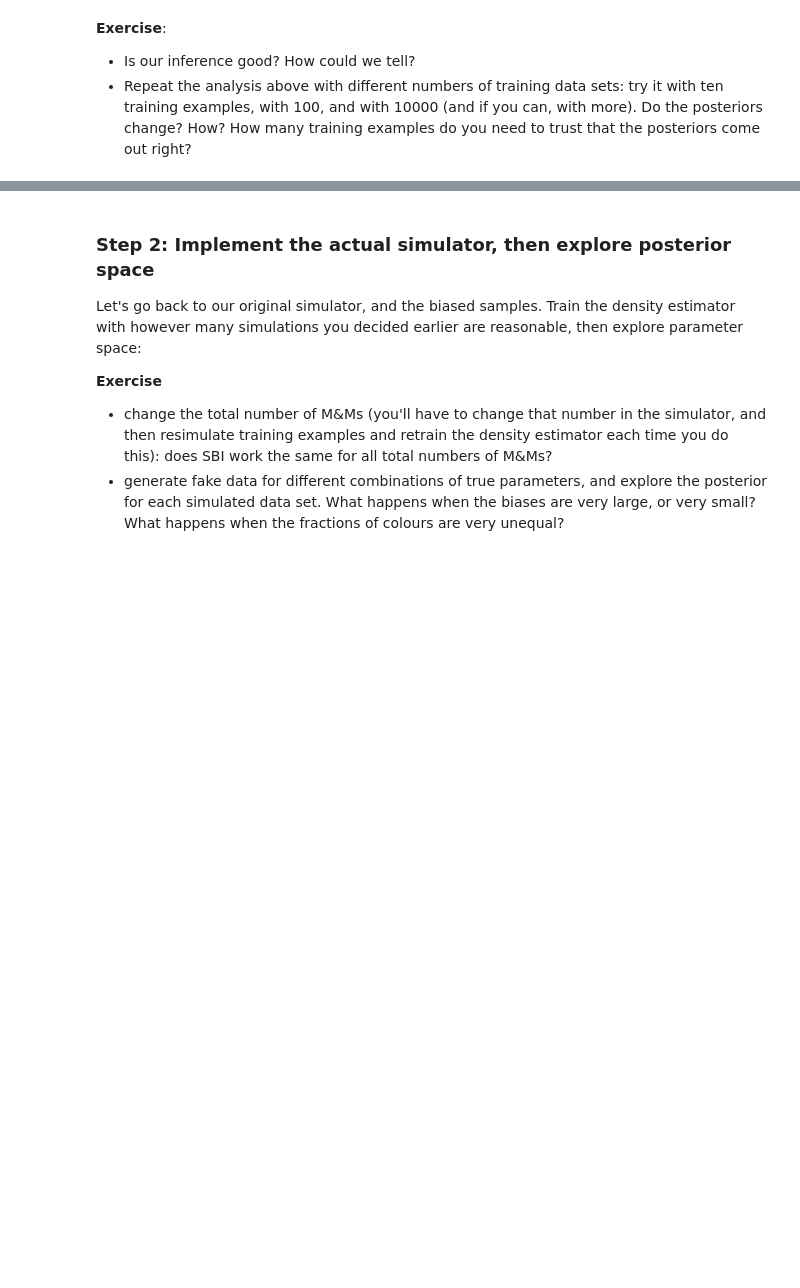
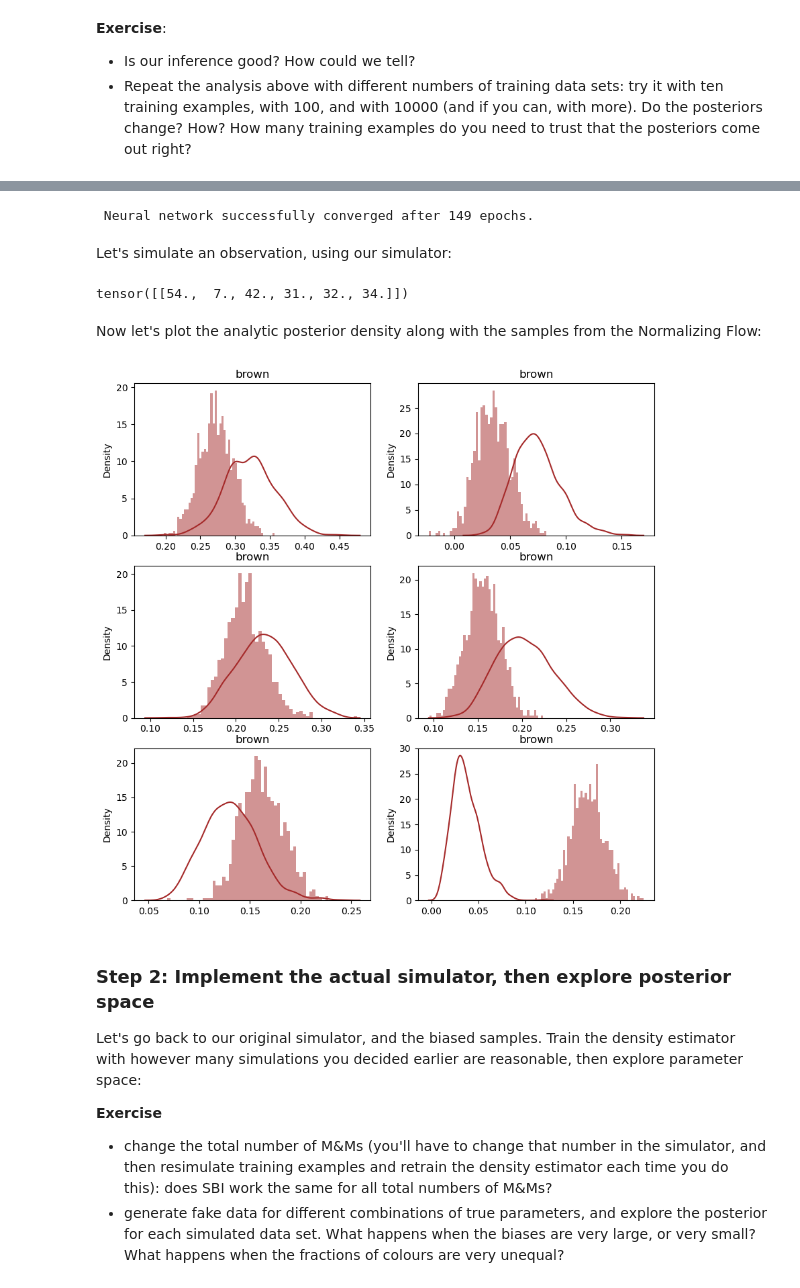
Before and after one commit to dhuppenkothen/bayes-school-granada-2025, a Jupyter notebook: Day4-Simulation-Based-Inference/SBI_with_MMs_SOLUTIONS.ipynb, the cells around one changed output, grey strips where cells are left out. Cells and saved outputs as stored; diff of their text form; code cells hidden in the pictures; blank space fills up the shorter version.

```diff
--- a/Day4-Simulation-Based-Inference/SBI_with_MMs_SOLUTIONS.ipynb
+++ b/Day4-Simulation-Based-Inference/SBI_with_MMs_SOLUTIONS.ipynb
@@ -316,0 +426,51 @@ This is especially important if your problem requires an embedding net, where yo
+# %%
+# Generate training data
+num_simulations = 5000
+
+# sample from prior
+unbiased_prior_samples = prior_unbiased.sample((num_simulations,))
+
+# simulate data sets from prior samples
+x_simulated_unbiased = unbiased_mm_simulator(unbiased_prior_samples)
+# %%
+# set up the Neural Posterior Estimation Object
+inference_unbiased = NPE(prior=prior_unbiased)
+
+# add simulations to inference object
+inference_unbiased = inference_unbiased.append_simulations(unbiased_prior_samples, x_simulated_unbiased)
+
+# train the density estimator
+density_estimator_unbiased = inference_unbiased.train()
+# %% [output]
+ Neural network successfully converged after 149 epochs.
+# %% [markdown]
+Let's simulate an observation, using our simulator:
+# %%
+unbiased_y = unbiased_mm_simulator(true_probs)
+print(unbiased_y)
+# %% [output]
+tensor([[54.,  7., 42., 31., 32., 34.]])
+# %%
+# reshape `biased_counts` to work with the density estimator
+unbiased_y_column = unbiased_y.reshape((1,num_colors))
+
+# draw posterior samples from the Normalizing Flow, conditioning on the "data" in `biased_counts_column
+samples_unbiased = density_estimator_unbiased.sample((1000,), condition=unbiased_y_column).detach()
+# the `detach()` method is a PyTorch thing that, if run on the GPU, moves the output of the
+# `sample()` method back onto the CPU
+
+# remove batch dimension, again, PyTorch housekeeping!
+samples_unbiased = samples_unbiased.squeeze(dim=1)
+# %% [markdown]
+Now let's plot the analytic posterior density along with the samples from the Normalizing Flow:
+# %%
+fig, axes = plt.subplots(3, 2, figsize=(10, 10))
+
+axes = np.hstack(axes)
+
+for i, c in enumerate(colors):
+    sns.kdeplot(posterior_analytic_samples[:, i], label=f"{color} (analytic)", color=color, ax=axes[i])
+    axes[i].hist(samples_unbiased[:,i], bins=50, histtype="stepfilled", color=color, alpha=0.5, density=True)
+    axes[i].set_title(color)
+# %% [output]
+[figure, added]
```
Also changed, not shown: parts of 25 cells of this notebook.
